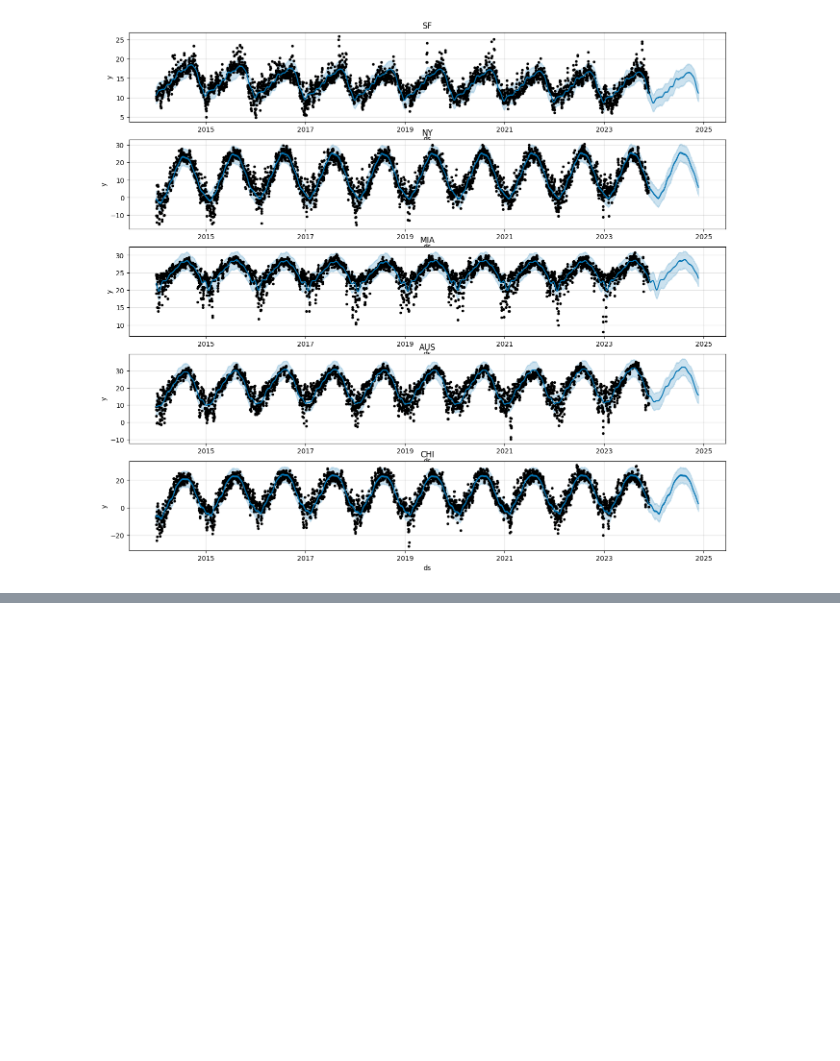
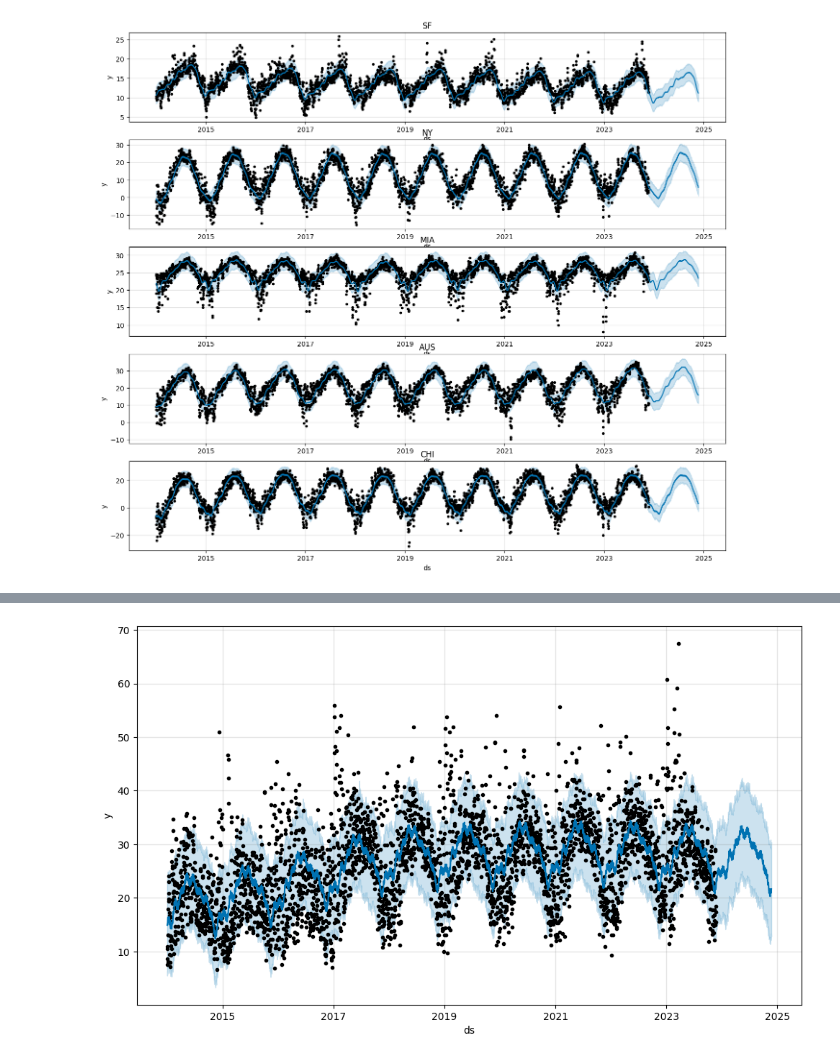
Before and after one commit to elliottjones56/Weather, a Jupyter notebook: code/vijay-starter.ipynb, the cells around one changed output, grey strips where cells are left out. Saved outputs shown, nothing was run; the diff lists cells and outputs as text; code cells hidden in the pictures; blank space fills up the shorter version.

```diff
--- a/code/vijay-starter.ipynb
+++ b/code/vijay-starter.ipynb
@@ -291,3 +289,13 @@ miami = pd.read_csv("../data/2014-present-miami.csv", header = 2)
+# %%
+sf = pd.read_csv("../data/2014-present-sf.csv", header = 2)
+
+ny = pd.read_csv("../data/2014-present-new-york.csv", header = 2)
+
+miami = pd.read_csv("../data/2014-present-miami.csv", header = 2)
+
+austin = pd.read_csv("../data/2014-present-austin.csv", header = 2)
+
+chicago = pd.read_csv("../data/2014-present-chicago.csv", header = 2)
 # %%
 df = pd.concat([sf, ny, miami, austin, chicago])
 X = df[['time', 'temperature_2m_mean (°C)', 'location']]
@@ -377,0 +395,11 @@ for ax, loc in zip(axs, X['location'].unique()):
+# %%
+X = sf[['time', 'wind_speed_10m_max (km/h)']]
+
+X.columns = ['ds', 'y']
+
+m = prophet.Prophet().fit(X)
+
+forecast = m.predict(m.make_future_dataframe(periods = 365))
+
+m.plot(forecast);
+# %% [output]
@@ -377,0 +408 @@ for ax, loc in zip(axs, X['location'].unique()):
+[figure, added]
```
Also changed, not shown: parts of 14 cells of this notebook.
